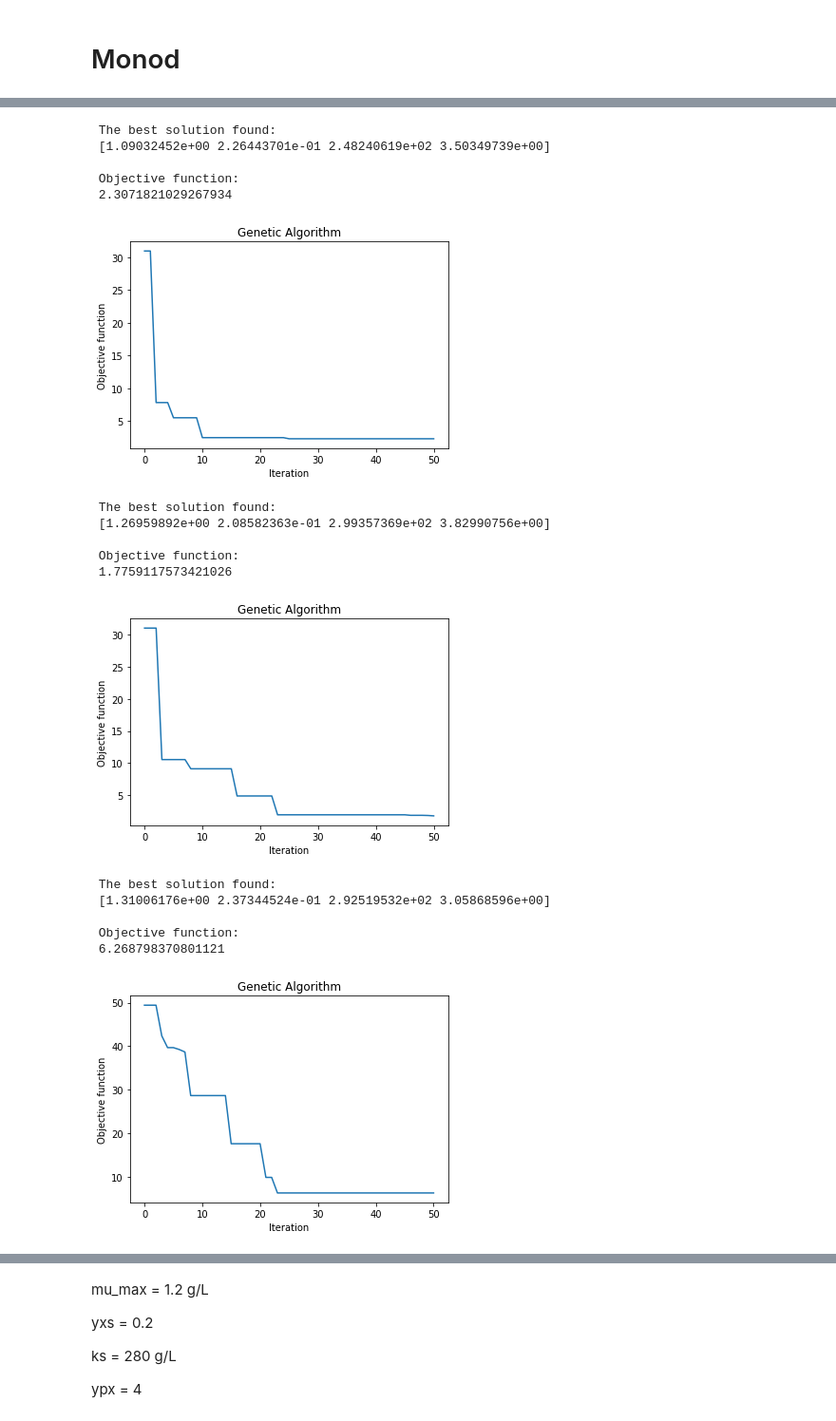
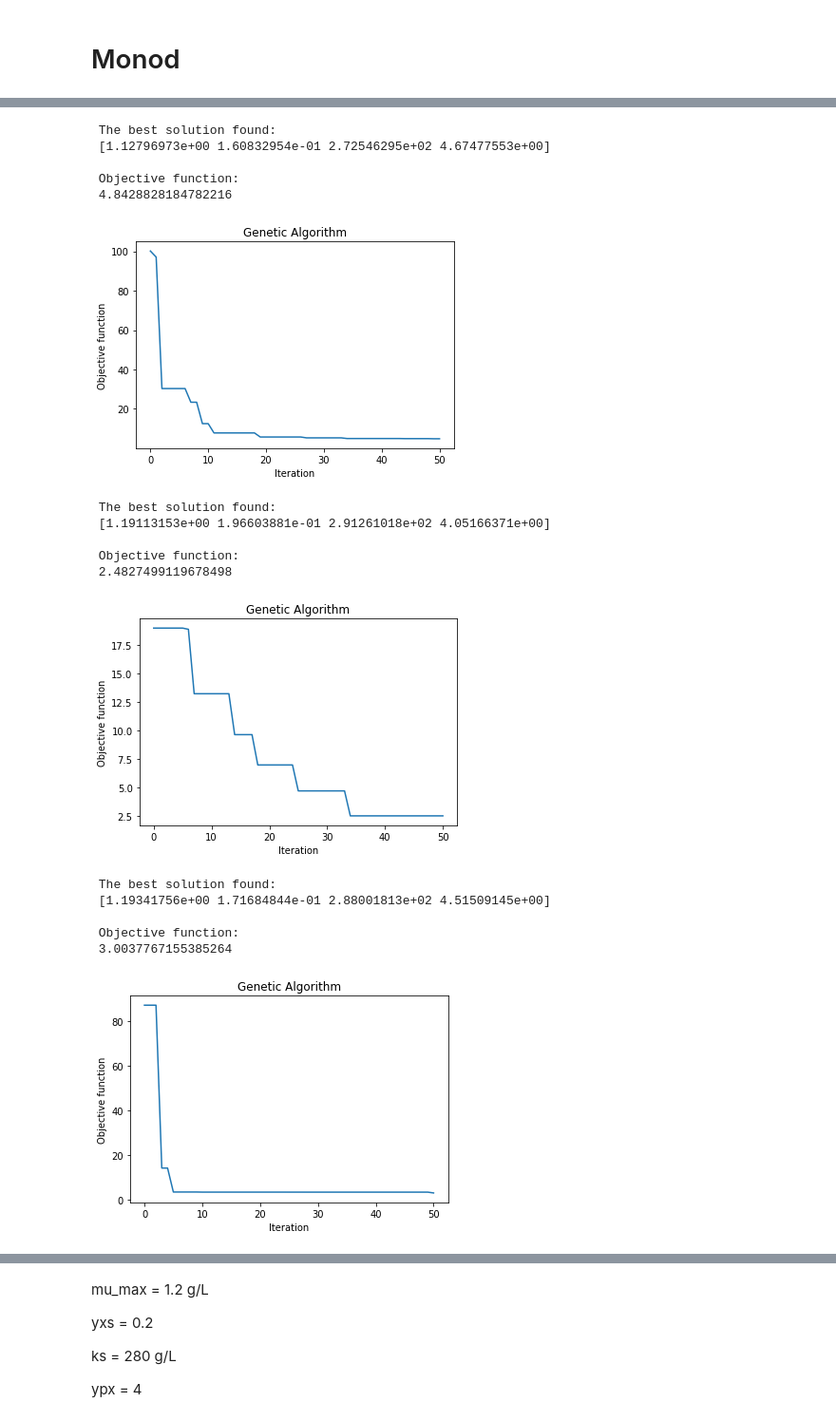
Before and after one commit to juanmggb/maestria, a Jupyter notebook: parameter_estimation/parameter_estimation.ipynb, the cells around one changed output, grey strips where cells are left out. Shown at 95% size. Cells and saved outputs as stored; diff of their text form; code cells hidden in the pictures.

```diff
--- a/parameter_estimation/parameter_estimation.ipynb
+++ b/parameter_estimation/parameter_estimation.ipynb
@@ -184,6 +186,7 @@ algorithm_param = {'max_num_iteration': 50,\
                    'parents_portion': 0.5,\
                    'crossover_type':'uniform',\
                    'max_iteration_without_improv':None}
+runs = 5
 # %% [markdown]
 # Monod
 # %%
@@ -201,12 +204,12 @@ model_monod=ga(function=fitness_function_monod,
          variable_boundaries=varbound_monod,
          algorithm_parameters=algorithm_param)
 # %%
-random.seed(73)
+
 best_function_monod = []
-best_values_monod = np.zeros((5, varbound_monod.shape[0]))
+best_values_monod = np.zeros((runs, varbound_monod.shape[0]))
 # Realizar la busqueda
 start_time = clock()
-for i in range(5):
+for i in range(runs):
     model_monod.run()
     best_function_monod.append(model_monod.best_function)
     best_values_monod[i,:] = model_monod.best_variable
@@ -227,21 +230,21 @@ end_time = clock()
  The best solution found:
- [1.09032452e+00 2.26443701e-01 2.48240619e+02 3.50349739e+00]
+ [1.12796973e+00 1.60832954e-01 2.72546295e+02 4.67477553e+00]
 
  Objective function:
- 2.3071821029267934
+ 4.8428828184782216
-[figure, old version]
+[figure, new version]
  The best solution found:
- [1.26959892e+00 2.08582363e-01 2.99357369e+02 3.82990756e+00]
+ [1.19113153e+00 1.96603881e-01 2.91261018e+02 4.05166371e+00]
 
  Objective function:
- 1.7759117573421026
+ 2.4827499119678498
-[figure, old version]
+[figure, new version]
  The best solution found:
- [1.31006176e+00 2.37344524e-01 2.92519532e+02 3.05868596e+00]
+ [1.19341756e+00 1.71684844e-01 2.88001813e+02 4.51509145e+00]
 
  Objective function:
- 6.268798370801121
+ 3.0037767155385264
-[figure, old version]
+[figure, new version]
 # %%
 total_time = end_time - start_time
 print(f"Total time: {total_time:.3f}s")
```
Also changed, not shown: parts of 18 cells of this notebook.
